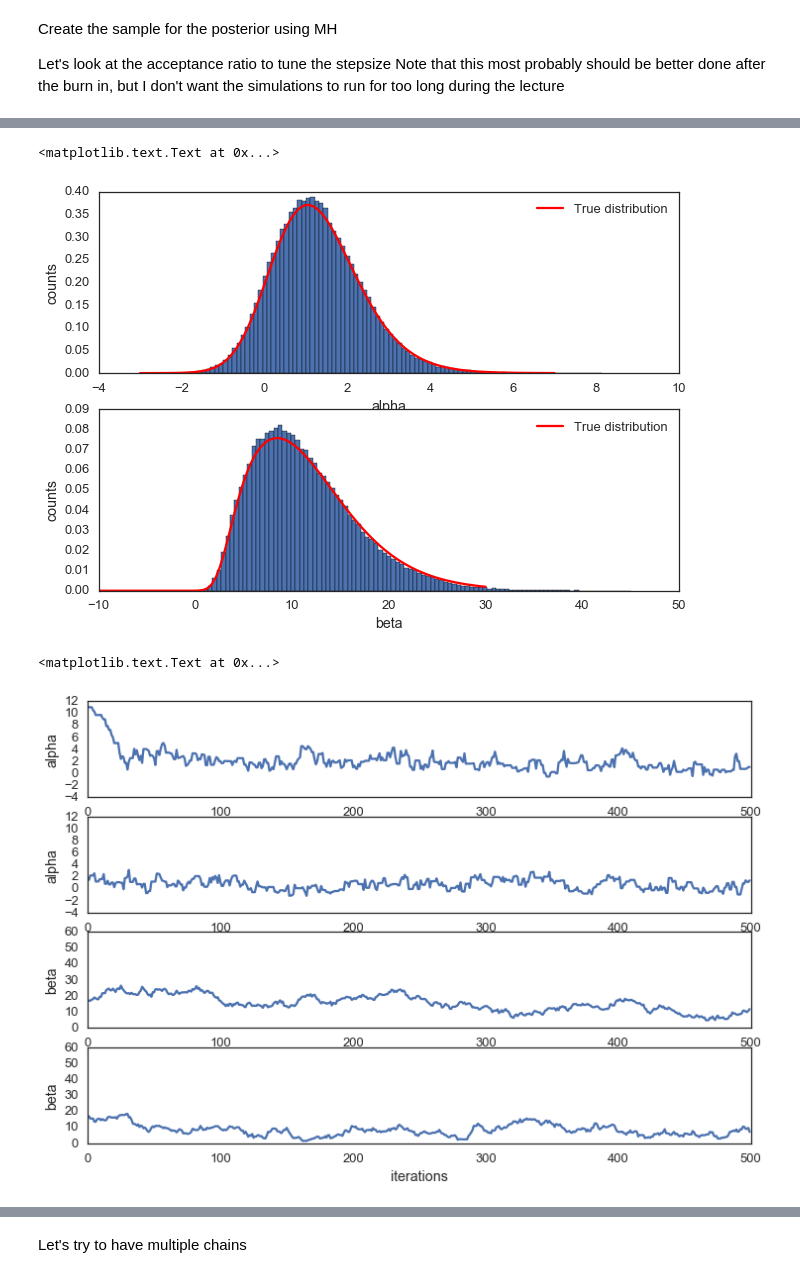
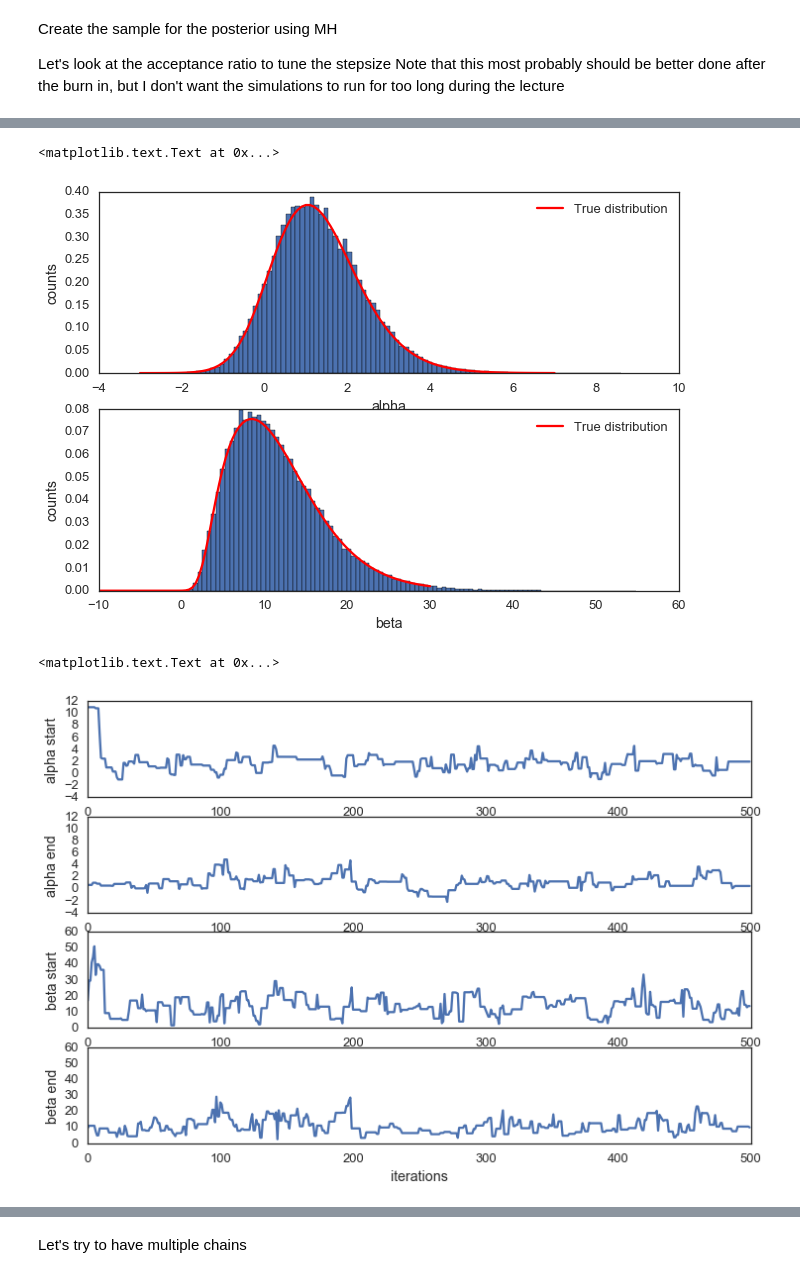
Before and after one commit to amlsf/stochastic_methods, a Jupyter notebook: Lectures/Lecture07_MCMC.ipynb, the cells around one changed output, grey strips where cells are left out. Cells and saved outputs as stored; diff of their text form; code cells hidden in the pictures.

```diff
--- a/Lectures/Lecture07_MCMC.ipynb
+++ b/Lectures/Lecture07_MCMC.ipynb
@@ -9,14 +9,14 @@ from scipy.stats import norm
 import matplotlib.pyplot as plt
 import seaborn as sns
 sns.set_style('white')
-sns.set_context('talk')
+sns.set_context('paper')
 # %% [markdown]
 # Rainy Sunny Reprise
 Remember our rainy sunny example from the previous lecture. We have two states connected each to itself and to each other. To simplify things we will now just set all transition probabilities to 0.5.
 # %%
 # the transition matrix for our chain
-transition_matrix = np.array([[0.5, 0.5],[0.5, 0.5]])
-#transition_matrix = np.array([[0.3, 0.7],[0.5, 0.5]])
+#transition_matrix = np.array([[0.5, 0.5],[0.5, 0.5]])
+transition_matrix = np.array([[0.3, 0.7],[0.5, 0.5]])
 
 print "The transition matrix"
 print transition_matrix
@@ -356,6 +367,6 @@ print np.mean(acc_ratios, axis=0)
 # %%
 n_iter = 200000
-trace, acc = metropolis(n_iter, (11,17), [1.0,1.0]) #[3.0,12.0])
+trace, acc = metropolis(n_iter, (11,17), [3.0,12.0]) #[3.0,12.0])
 print acc/np.double(n_iter)
 # %% [output]
 Iterations left:  200000
@@ -401,7 +412,7 @@ plt.xlabel("beta")
 plt.ylabel("counts")
 # %% [output]
 <matplotlib.text.Text at 0x...>
-[figure, old version]
+[figure, new version]
 # %%
 plt.figure(figsize=[12,8])
 
@@ -409,38 +420,38 @@ burnin = 500    # MY BURN IN
 # throw away the burnin samples
 alpha = trace[burnin:,0]; beta=trace[burnin:,1]
 
 # trace plot for alpha during burnin
 plt.subplot(4,1,1)
 plt.plot(trace[:burnin,0])
 plt.ylim(-4,12)
 plt.xlabel("iterations")
-plt.ylabel("alpha")
+plt.ylabel("alpha start")
 
 # trace plot for alpha at the end
 # where we hopefully converged
 plt.subplot(4,1,2)
 plt.plot(alpha[-burnin:])
 plt.ylim(-4,12)
 plt.xlabel("iterations")
-plt.ylabel("alpha")
+plt.ylabel("alpha end")
 
 # trace plot for beta during burnin
 plt.subplot(4,1,3)
 plt.plot(trace[:burnin,1])
 plt.ylim(0,60)
 plt.xlabel("iterations")
-plt.ylabel("beta")
+plt.ylabel("beta start")
 
 # trace plot for beta at the end
 # where we hopefully converged
 plt.subplot(4,1,4)
 plt.plot(beta[-burnin:])
 plt.ylim(0,60)
 plt.xlabel("iterations")
-plt.ylabel("beta")
+plt.ylabel("beta end")
 # %% [output]
 <matplotlib.text.Text at 0x...>
-[figure, old version]
+[figure, new version]
 # %%
 burnin = 1    # MY BURN IN
 # throw away the burnin samples
```
Also changed, not shown: parts of 10 cells of this notebook, 3 other files.
